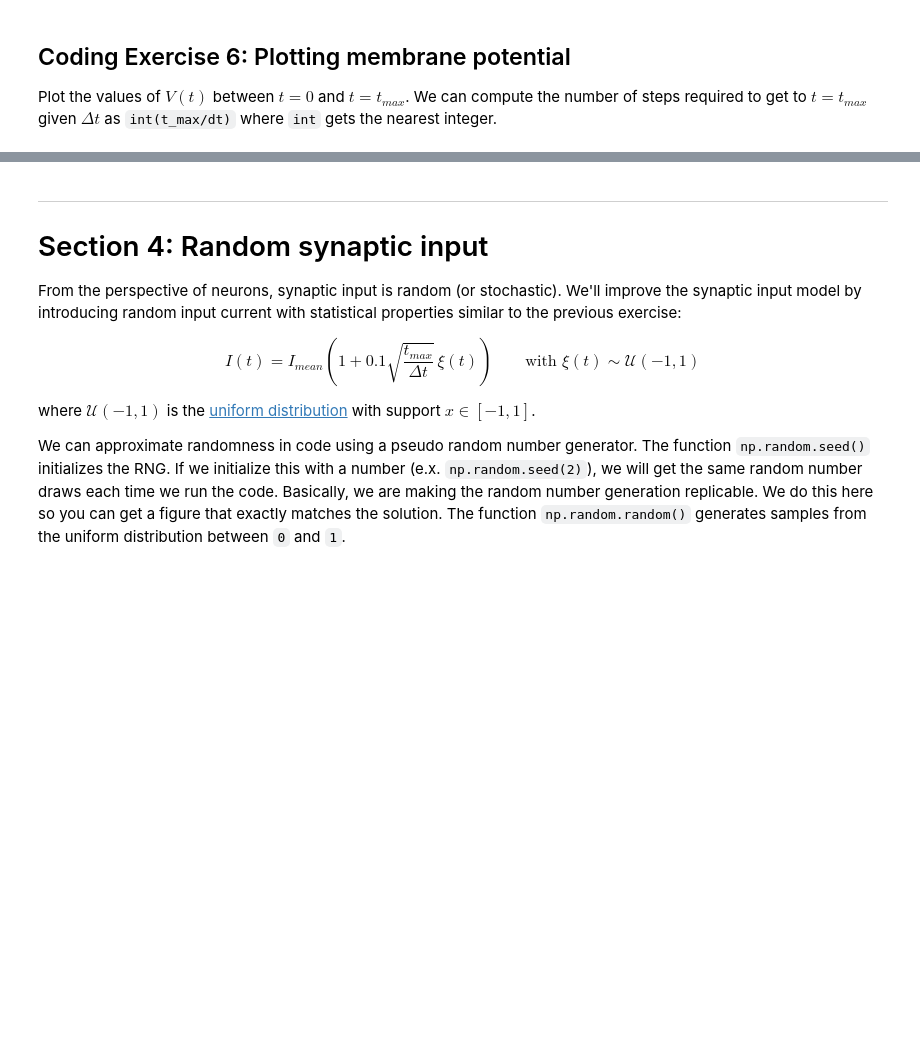
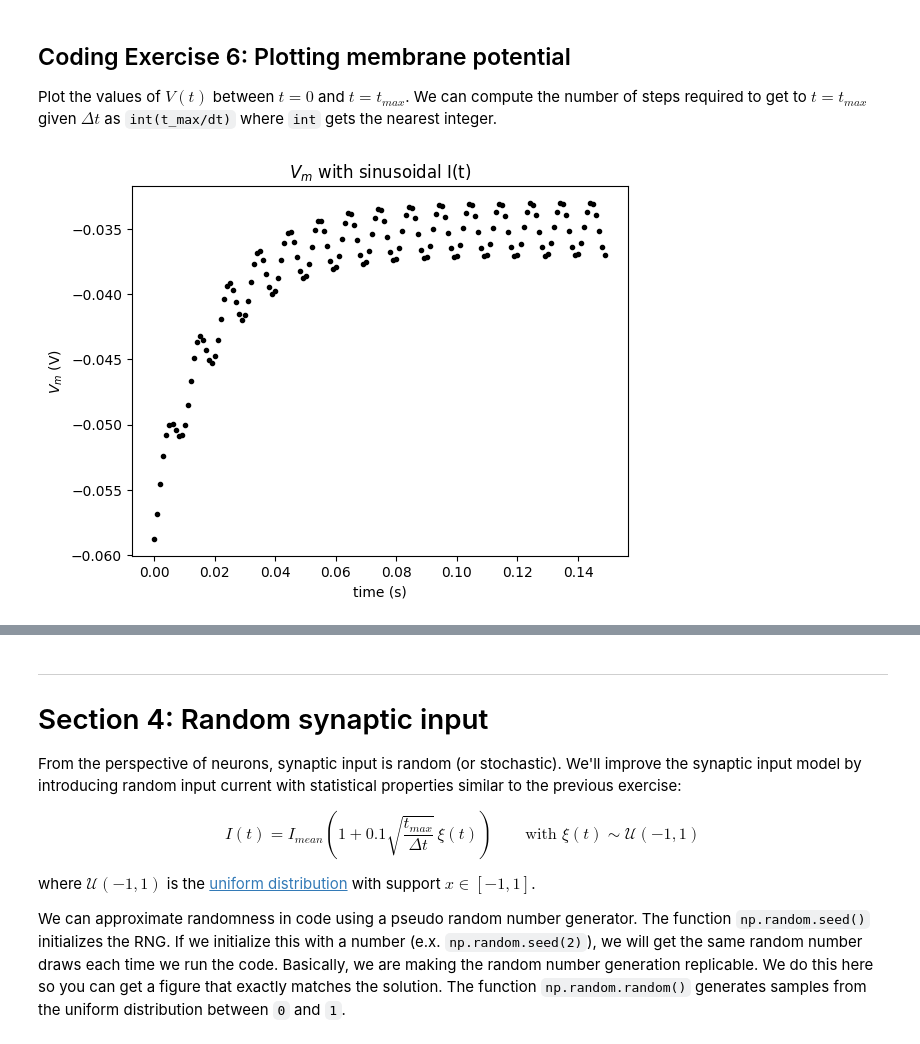
Before and after one commit to Elliottslough/NMAGC, a Jupyter notebook: tutorials/W0D1_PythonWorkshop1/student/W0D1_Tutorial1.ipynb, the cells around one changed output, grey strips where cells are left out. Drawn from its saved outputs; the diff is of its cells as text; code cells hidden in the pictures; blank space fills up the shorter version.

```diff
--- a/tutorials/W0D1_PythonWorkshop1/student/W0D1_Tutorial1.ipynb
+++ b/tutorials/W0D1_PythonWorkshop1/student/W0D1_Tutorial1.ipynb
@@ -722,34 +722,37 @@ Plot the values of $V(t)$ between $t=0$ and $t=t_{max}$. We can compute the numb
 #################################################
 
 # Initialize step_end
 step_end = int(t_max / dt)
 
 # Initialize v0
 v = el
 
 # Initialize the figure
 plt.figure()
 plt.title('$V_m$ with sinusoidal I(t)')
 plt.xlabel('time (s)')
 plt.ylabel('$V_m$ (V)');
 
 # Loop for step_end steps
 for step in range(step_end):
 
   # Compute value of t
   t = step * dt
 
   # Compute value of i at this time step
   i = i_mean * (1 + np.sin((t * 2 * np.pi) / 0.01))
 
   # Compute v
   v = v + dt/tau * (el - v + r*i)
 
   # Plot v (using 'k.' to get even smaller markers)
-  plt.plot(...)
+  plt.plot(t, v, 'k.', label='discrete' if step == 0 else None)
+
 
 # Display plot
 plt.show()
+# %% [output]
+[figure, added]
 # %% [markdown]
 [*Click for solution*](https://github.com/NeuromatchAcademy/precourse/tree/main/tutorials/W0D1_PythonWorkshop1/solutions/W0D1_Tutorial1_Solution_70f05c19.py)
 
```
Also changed, not shown: parts of 2 cells of this notebook.
